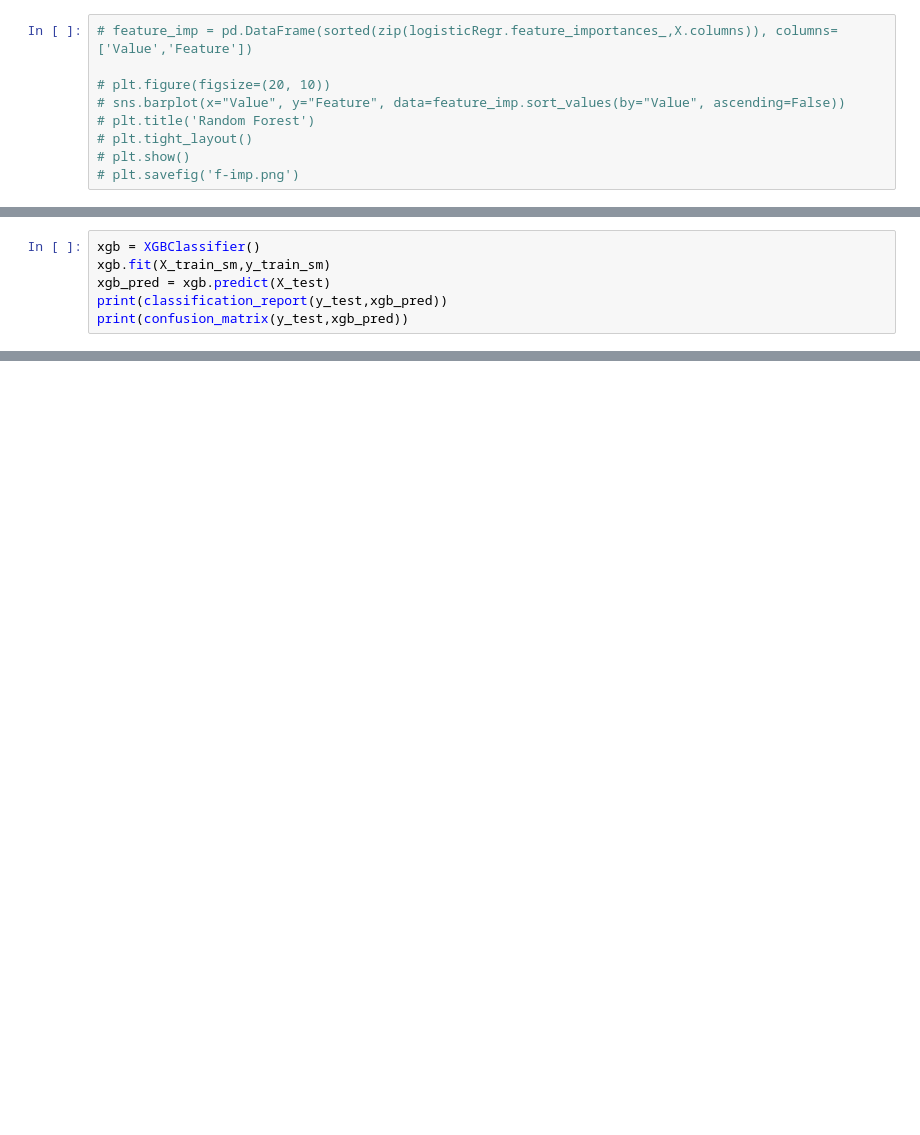
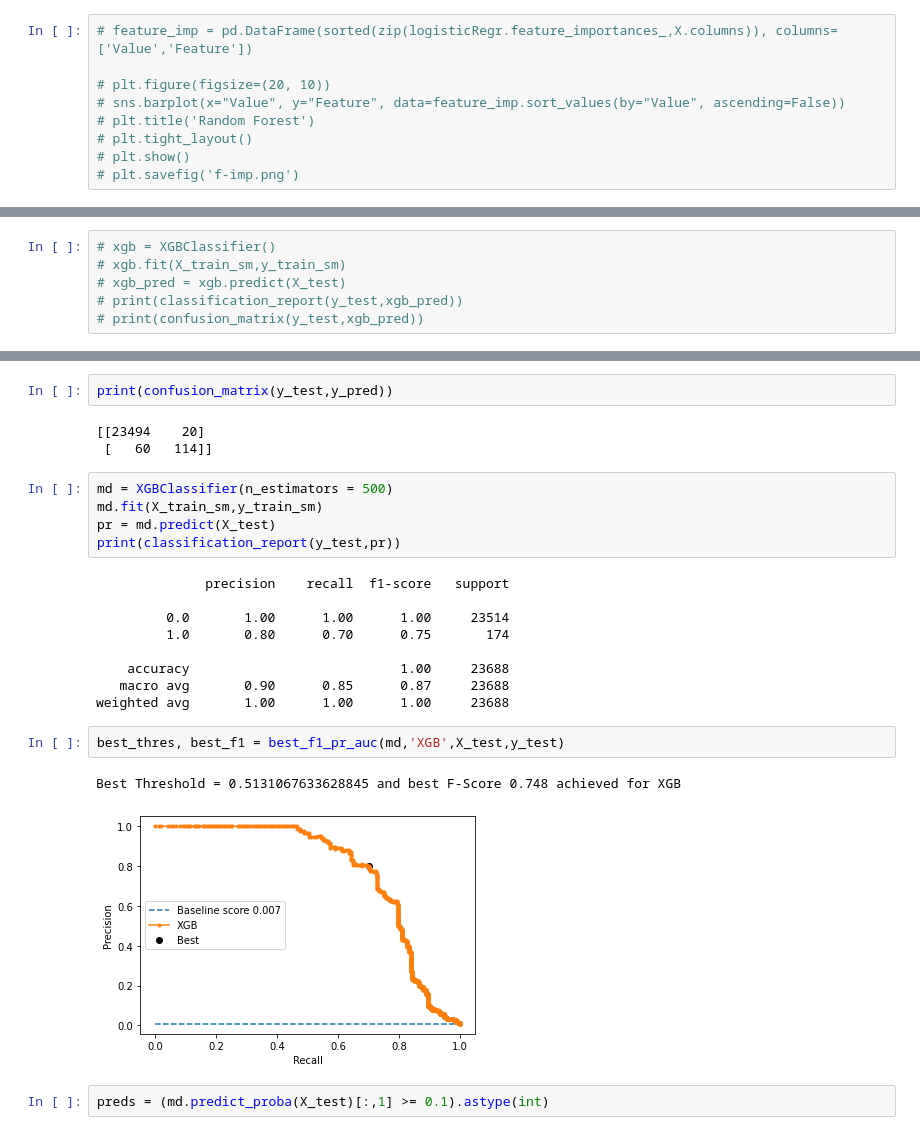
Before and after one commit to yash-td/Fraud-Detection, a Jupyter notebook: fraud-detection.ipynb, the cells around one changed output, grey strips where cells are left out. Saved outputs shown, nothing was run; the diff lists cells and outputs as text; blank space fills up the shorter version.

```diff
--- a/fraud-detection.ipynb
+++ b/fraud-detection.ipynb
@@ -498,6 +334,6 @@ max_recall_unb = max(f1["recall_score"])
 # %%
-xgb = XGBClassifier()
-xgb.fit(X_train_sm,y_train_sm)
-xgb_pred = xgb.predict(X_test)
-print(classification_report(y_test,xgb_pred))
-print(confusion_matrix(y_test,xgb_pred))
+# xgb = XGBClassifier()
+# xgb.fit(X_train_sm,y_train_sm)
+# xgb_pred = xgb.predict(X_test)
+# print(classification_report(y_test,xgb_pred))
+# print(confusion_matrix(y_test,xgb_pred))
@@ -647,0 +427,26 @@ array([[0.90754681, 0.09245319],
+# %%
+print(confusion_matrix(y_test,y_pred))
+# %% [output]
+[[23494    20]
+ [   60   114]]
+# %%
+md = XGBClassifier(n_estimators = 500)
+md.fit(X_train_sm,y_train_sm)
+pr = md.predict(X_test)
+print(classification_report(y_test,pr))
+# %% [output]
+              precision    recall  f1-score   support
+
+         0.0       1.00      1.00      1.00     23514
+         1.0       0.80      0.70      0.75       174
+
+    accuracy                           1.00     23688
+   macro avg       0.90      0.85      0.87     23688
+weighted avg       1.00      1.00      1.00     23688
+# %%
+best_thres, best_f1 = best_f1_pr_auc(md,'XGB',X_test,y_test)
+# %% [output]
+Best Threshold = 0.5131067633628845 and best F-Score 0.748 achieved for XGB
+[figure, added]
+# %%
+preds = (md.predict_proba(X_test)[:,1] >= 0.1).astype(int)
```
Also changed, not shown: parts of 45 cells of this notebook, 9 other files.
